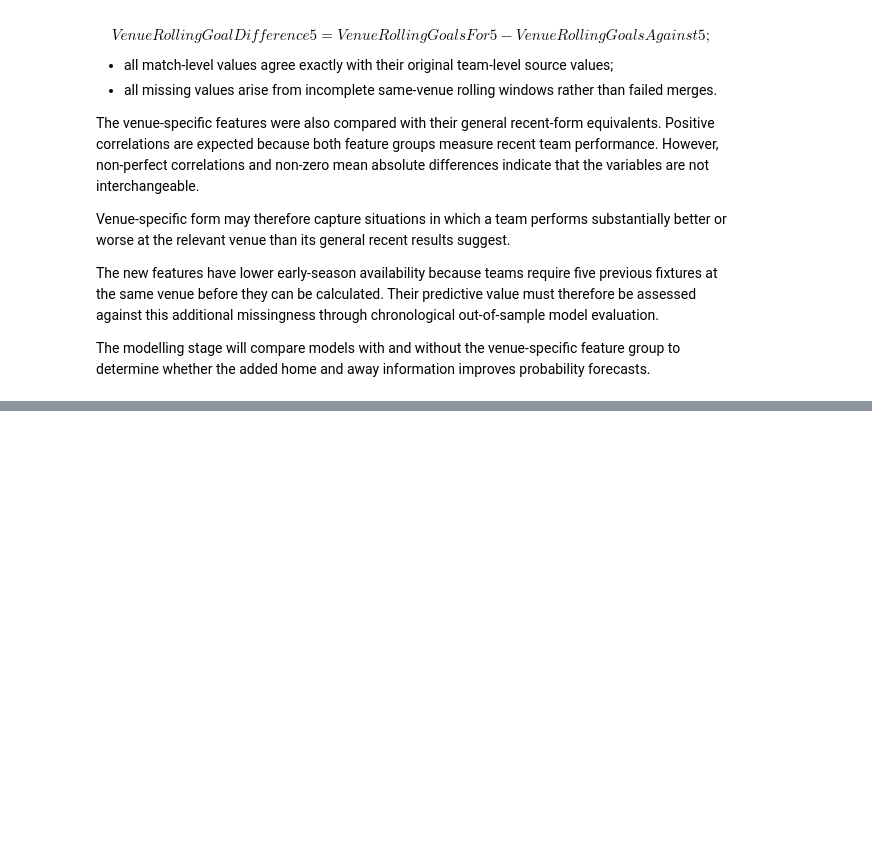
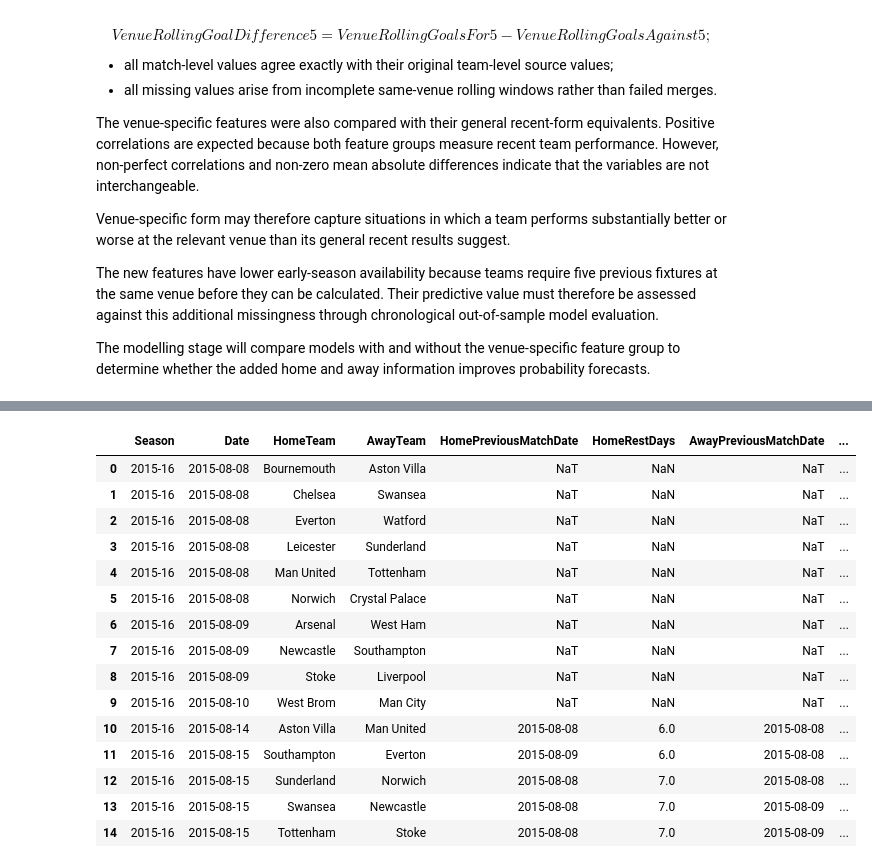
Before and after one commit to kieranforkan/premier-league-probability-engine, a Jupyter notebook: notebooks/02_feature_engineering.ipynb, the cells around one changed output, grey strips where cells are left out. Cells and saved outputs as stored; diff of their text form; code cells hidden in the pictures; blank space fills up the shorter version.

Commit message:
Add and validate rest and fixture congestion features

```diff
--- a/notebooks/02_feature_engineering.ipynb
+++ b/notebooks/02_feature_engineering.ipynb
@@ -5596,0 +6284,30 @@ The modelling stage will compare models with and without the venue-specific feat
+# %%
+matches[
+    [
+        "Season",
+        "Date",
+        "HomeTeam",
+        "AwayTeam",
+        "HomePreviousMatchDate",
+        "HomeRestDays",
+        "AwayPreviousMatchDate",
+        "AwayRestDays",
+    ]
+].head(15)
+# %% [output]
+|  | Season | Date | HomeTeam | AwayTeam | HomePreviousMatchDate | HomeRestDays | AwayPreviousMatchDate | ... |
+| 0 | 2015-16 | 2015-08-08 | Bournemouth | Aston Villa | NaT | NaN | NaT | ... |
+| 1 | 2015-16 | 2015-08-08 | Chelsea | Swansea | NaT | NaN | NaT | ... |
+| 2 | 2015-16 | 2015-08-08 | Everton | Watford | NaT | NaN | NaT | ... |
+| 3 | 2015-16 | 2015-08-08 | Leicester | Sunderland | NaT | NaN | NaT | ... |
+| 4 | 2015-16 | 2015-08-08 | Man United | Tottenham | NaT | NaN | NaT | ... |
+| 5 | 2015-16 | 2015-08-08 | Norwich | Crystal Palace | NaT | NaN | NaT | ... |
+| 6 | 2015-16 | 2015-08-09 | Arsenal | West Ham | NaT | NaN | NaT | ... |
+| 7 | 2015-16 | 2015-08-09 | Newcastle | Southampton | NaT | NaN | NaT | ... |
+| 8 | 2015-16 | 2015-08-09 | Stoke | Liverpool | NaT | NaN | NaT | ... |
+| 9 | 2015-16 | 2015-08-10 | West Brom | Man City | NaT | NaN | NaT | ... |
+| 10 | 2015-16 | 2015-08-14 | Aston Villa | Man United | 2015-08-08 | 6.0 | 2015-08-08 | ... |
+| 11 | 2015-16 | 2015-08-15 | Southampton | Everton | 2015-08-09 | 6.0 | 2015-08-08 | ... |
+| 12 | 2015-16 | 2015-08-15 | Sunderland | Norwich | 2015-08-08 | 7.0 | 2015-08-08 | ... |
+| 13 | 2015-16 | 2015-08-15 | Swansea | Newcastle | 2015-08-08 | 7.0 | 2015-08-09 | ... |
+| 14 | 2015-16 | 2015-08-15 | Tottenham | Stoke | 2015-08-08 | 7.0 | 2015-08-09 | ... |
```
Also changed, not shown: parts of 22 cells of this notebook.
